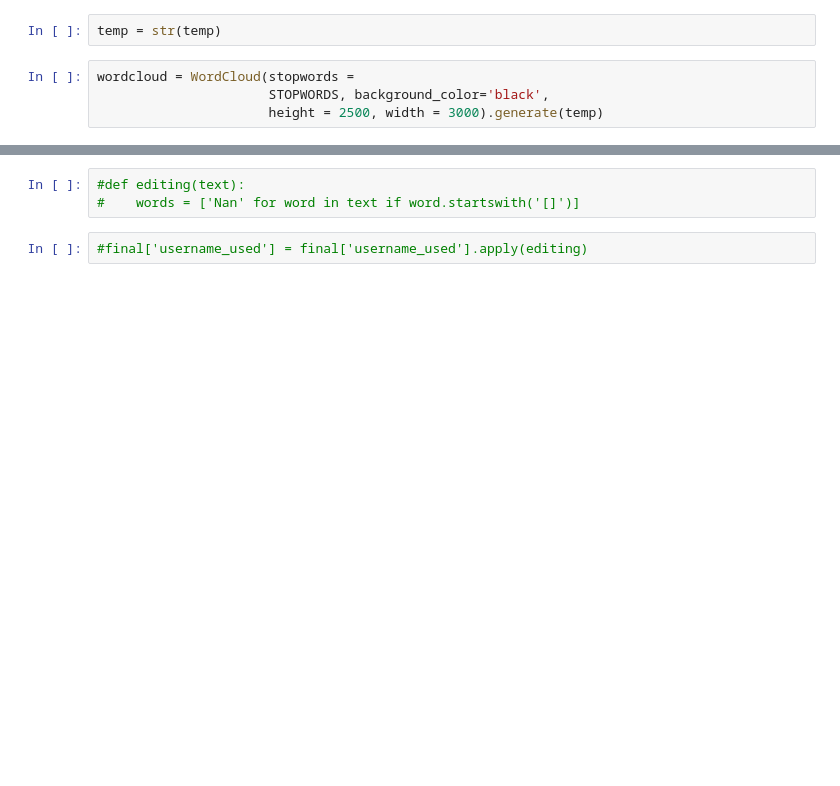
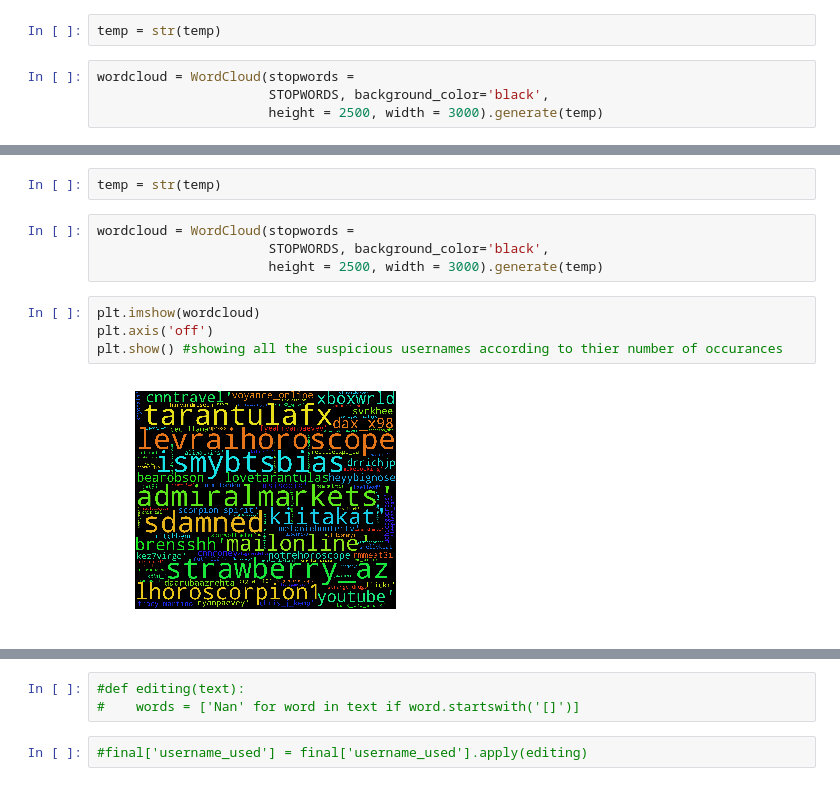
Before and after one commit to InnovativeCoder/Z_hack2k17, a Jupyter notebook: Data_collecion_and Preprocessing/model.ipynb, the cells around one changed output, grey strips where cells are left out. Drawn from its saved outputs; the diff is of its cells as text; blank space fills up the shorter version.

```diff
--- a/Data_collecion_and Preprocessing/model.ipynb
+++ b/Data_collecion_and Preprocessing/model.ipynb
@@ -254,0 +240,12 @@ above box implies that no countyr name is located in any of the tweets
+# %%
+temp = str(temp)
+# %%
+wordcloud = WordCloud(stopwords =
+                      STOPWORDS, background_color='black',
+                      height = 2500, width = 3000).generate(temp)
+# %%
+plt.imshow(wordcloud)
+plt.axis('off')
+plt.show() #showing all the suspicious usernames according to thier number of occurances
+# %% [output]
+[figure, added]
```
Also changed, not shown: parts of 17 cells of this notebook, 1 other file.
